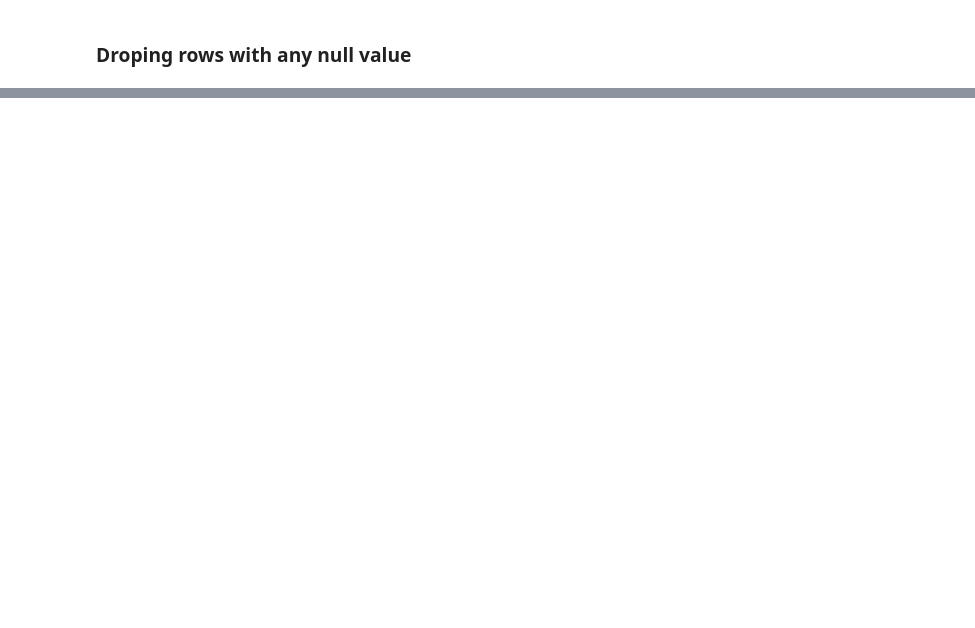
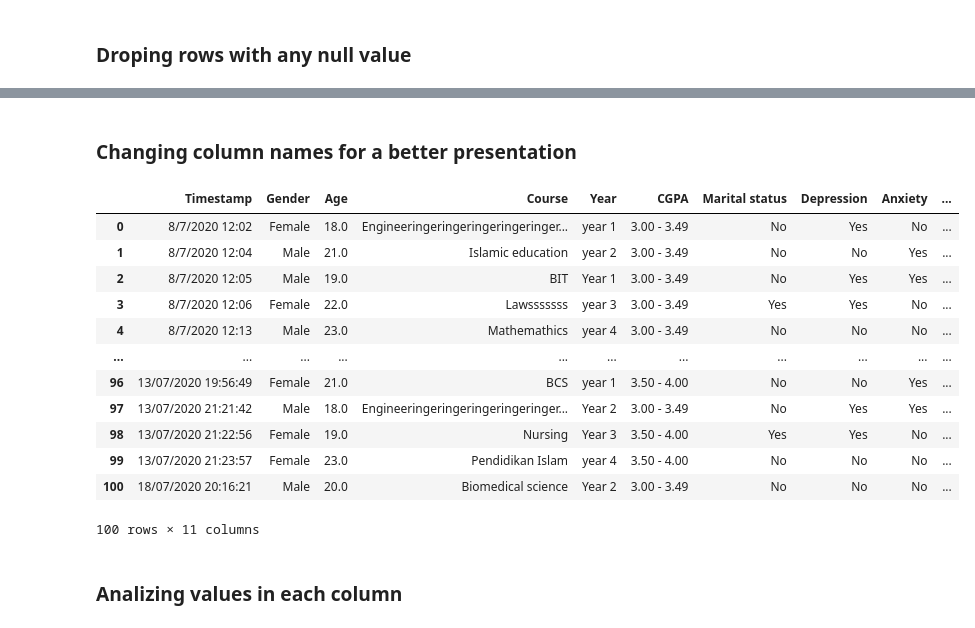
Before and after one commit to tobigrassani/CleaningData, a Jupyter notebook: Student mental health analysis.ipynb, the cells around one changed output, grey strips where cells are left out. Drawn from its saved outputs; the diff is of its cells as text; code cells hidden in the pictures; blank space fills up the shorter version.

```diff
--- a/Student mental health analysis.ipynb
+++ b/Student mental health analysis.ipynb
@@ -62,0 +63,25 @@ dataset
+# %% [markdown]
+### Changing column names for a better presentation
+# %%
+dataset.rename(columns = {'Choose your gender':'Gender', 'What is your course?':'Course',
+                         'Your current year of Study':'Year', 'What is your CGPA?':'CGPA',
+                         'Do you have Depression?':'Depression', 'Do you have Anxiety?':'Anxiety',
+                         'Do you have Panic attack?':'Panic attack',
+                          'Did you seek any specialist for a treatment?':'Treatment'}, inplace = True)
+dataset
+# %% [output]
+|  | Timestamp | Gender | Age | Course | Year | CGPA | Marital status | Depression | Anxiety | ... |
+| 0 | 8/7/2020 12:02 | Female | 18.0 | Engineeringeringeringeringeringer... | year 1 | 3.00 - 3.49 | No | Yes | No | ... |
+| 1 | 8/7/2020 12:04 | Male | 21.0 | Islamic education | year 2 | 3.00 - 3.49 | No | No | Yes | ... |
+| 2 | 8/7/2020 12:05 | Male | 19.0 | BIT | Year 1 | 3.00 - 3.49 | No | Yes | Yes | ... |
+| 3 | 8/7/2020 12:06 | Female | 22.0 | Lawsssssss | year 3 | 3.00 - 3.49 | Yes | Yes | No | ... |
+| 4 | 8/7/2020 12:13 | Male | 23.0 | Mathemathics | year 4 | 3.00 - 3.49 | No | No | No | ... |
+| ... | ... | ... | ... | ... | ... | ... | ... | ... | ... | ... |
+| 96 | 13/07/2020 19:56:49 | Female | 21.0 | BCS | year 1 | 3.50 - 4.00 | No | No | Yes | ... |
+| 97 | 13/07/2020 21:21:42 | Male | 18.0 | Engineeringeringeringeringeringer... | Year 2 | 3.00 - 3.49 | No | Yes | Yes | ... |
+| 98 | 13/07/2020 21:22:56 | Female | 19.0 | Nursing | Year 3 | 3.50 - 4.00 | Yes | Yes | No | ... |
+| 99 | 13/07/2020 21:23:57 | Female | 23.0 | Pendidikan Islam | year 4 | 3.50 - 4.00 | No | No | No | ... |
+| 100 | 18/07/2020 20:16:21 | Male | 20.0 | Biomedical science | Year 2 | 3.00 - 3.49 | No | No | No | ... |
+100 rows × 11 columns
+# %% [markdown]
+### Analizing values in each column
```
Also changed, not shown: parts of 16 cells of this notebook.
